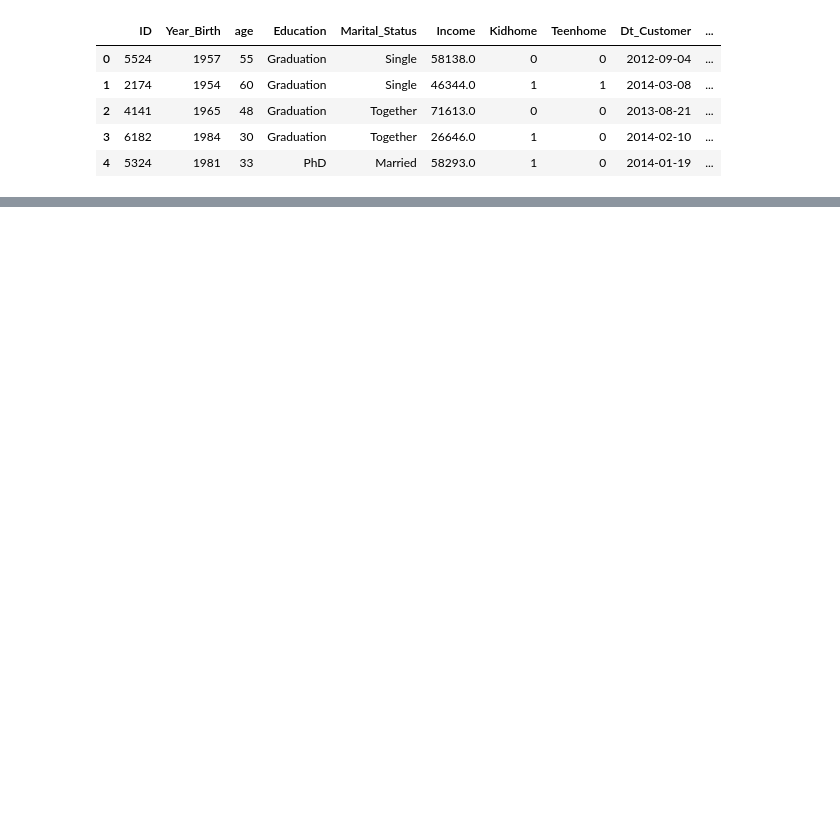
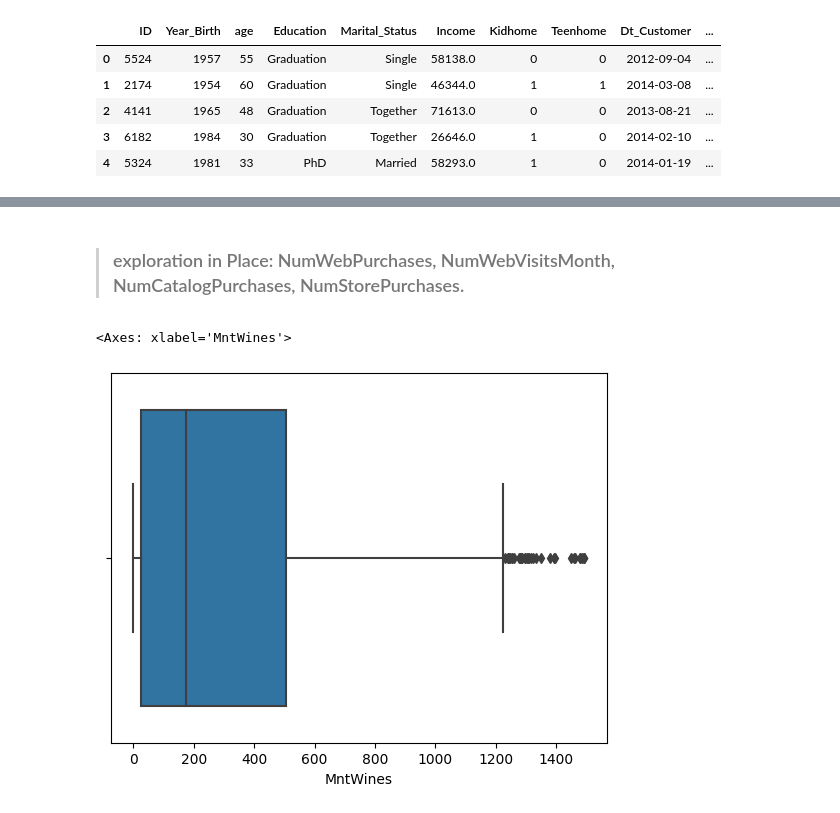
Before and after one commit to fnkhairudin/CapstoneProjectModul2, a Jupyter notebook: notebooks/dataAnalysis.ipynb, the cells around one changed output, grey strips where cells are left out. Cells and saved outputs as stored; diff of their text form; code cells hidden in the pictures; blank space fills up the shorter version.

```diff
--- a/notebooks/dataAnalysis.ipynb
+++ b/notebooks/dataAnalysis.ipynb
@@ -30,6 +61,8 @@ df.insert(loc = 2,
           column = 'age',
           value = df['Dt_Customer'].dt.year - df['Year_Birth'])
 
+# make new column called age_category and import function from my own module called ageclass
+df['age_category'] = df.apply(fnc.ageclass, args=('age',), axis=1)
 df.head()
 # %% [output]
 |  | ID | Year_Birth | age | Education | Marital_Status | Income | Kidhome | Teenhome | Dt_Customer | ... |
@@ -63,0 +78,10 @@ sns.pairplot(df, corner=True)
+# %%
+# insert new column at index 8
+df.insert(loc = 8,
+          column = 'num_children',
+          value = df['Kidhome'] + df['Teenhome'])
+
+# drop Kidhome column and Teenhome column
+df.drop(columns=['Kidhome','Teenhome'], axis=1, inplace=True)
+
+df.head()
@@ -63,0 +99,5 @@ sns.pairplot(df, corner=True)
+# %%
+df['Education'].replace(to_replace='2n Cycle', value='Master', inplace=True)
+
+# check unique value in Education column
+df['Education'].unique()
@@ -63,0 +130,13 @@ sns.pairplot(df, corner=True)
+# %%
+# replace several values
+replace_values = {
+                'Together' : 'Married',
+                'YOLO' : 'others',
+                'Absurd' : 'others',
+                'Alone' : 'Single'
+}
+
+df['Marital_Status'].replace(replace_values, inplace=True)
+
+# check number of each value in marital_status column
+df.Marital_Status.value_counts()
@@ -63,0 +151,7 @@ sns.pairplot(df, corner=True)
+# %% [markdown]
+> ### exploration in Place: NumWebPurchases, NumWebVisitsMonth, NumCatalogPurchases, NumStorePurchases.
+# %%
+sns.boxplot(df, x='MntWines')
+# %% [output]
+<Axes: xlabel='MntWines'>
+[figure, added]
```
Also changed, not shown: parts of 18 cells of this notebook, 1 other file.
